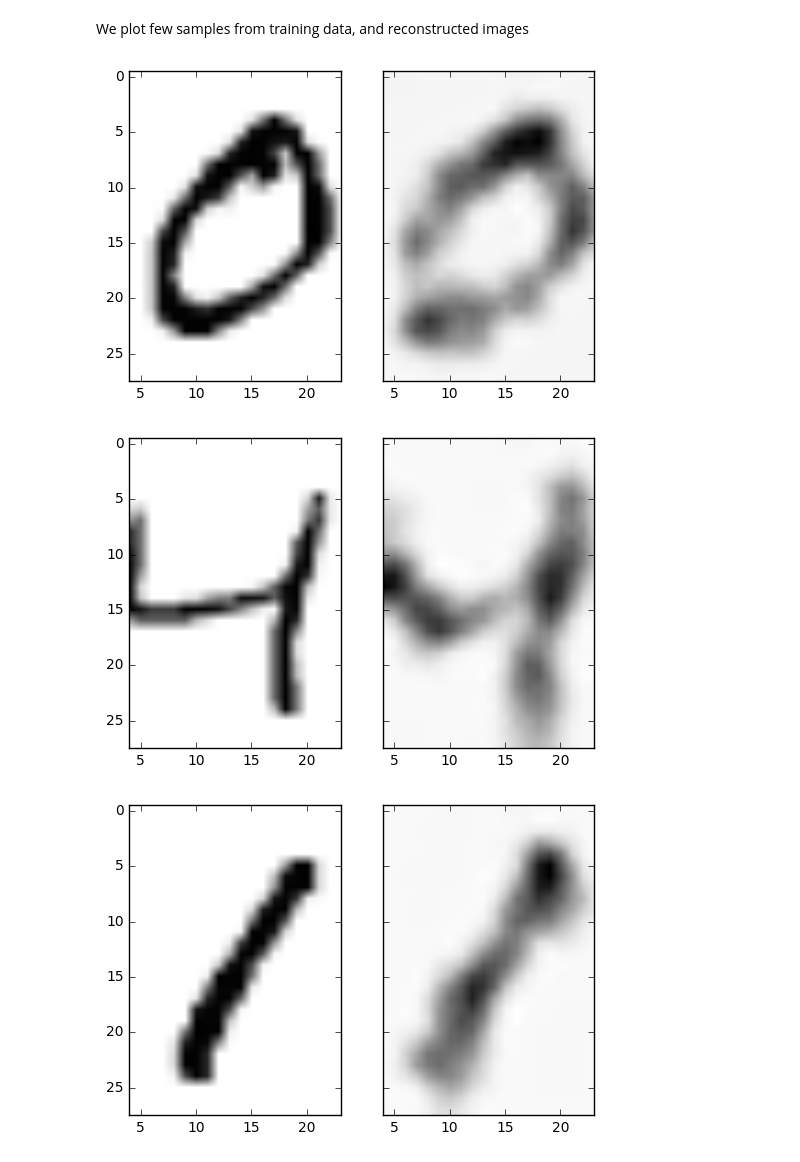
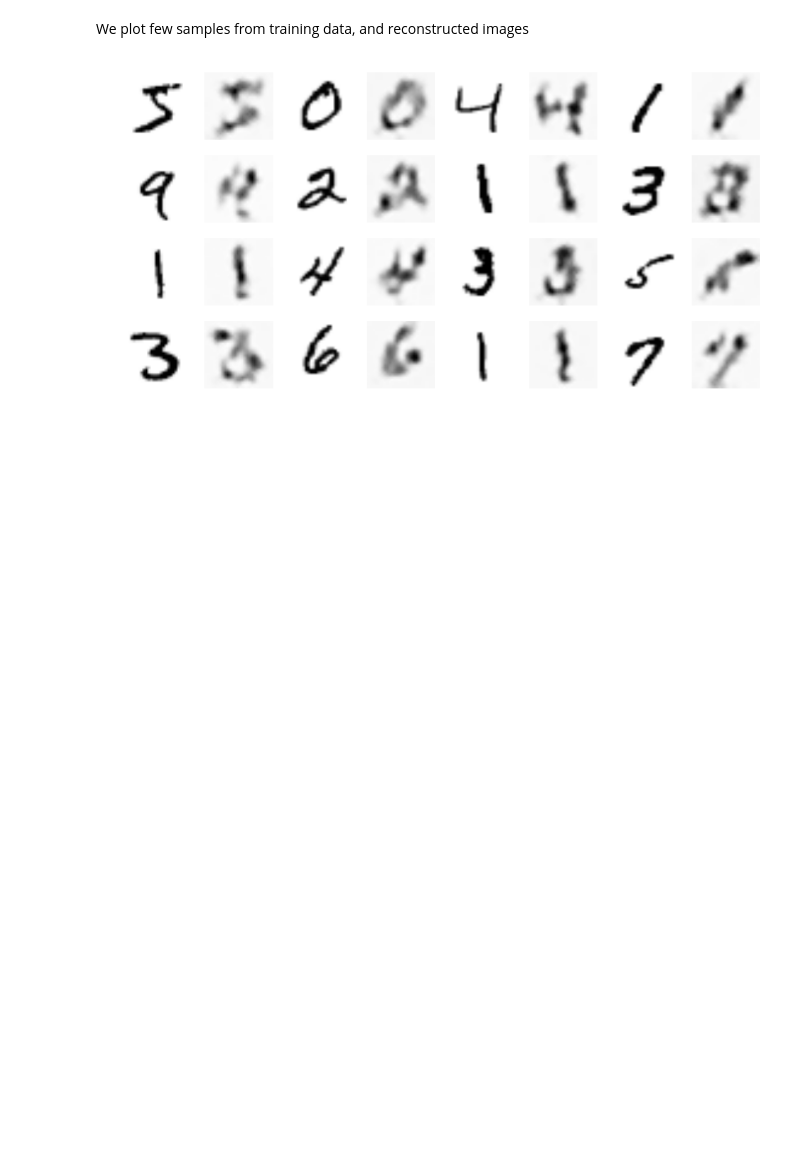
Before and after one commit to ctiennot/graphConvNet, a Jupyter notebook: notebooks/5_mnist_autoencoder.ipynb, the cells around one changed output. Cells and saved outputs as stored; diff of their text form; code cells hidden in the pictures; blank space fills up the shorter version.

```diff
--- a/notebooks/5_mnist_autoencoder.ipynb
+++ b/notebooks/5_mnist_autoencoder.ipynb
@@ -538,16 +528,16 @@ distance = tf.nn.l2_loss(tf.subtract(ygcnn,y))
 weights   = tf.trainable_variables()
 weights_decay = tf.add_n([tf.nn.l2_loss(v) for v in weights])*0.001
 loss = tf.add(distance, weights_decay)
-train_step = tf.train.AdamOptimizer(1e-3).minimize(loss)
+train_step = tf.train.AdamOptimizer(1e-4).minimize(loss)
 # %% [markdown]
 And then, we train the network.
 # %%
 # We initialize the values
 sess.run(tf.global_variables_initializer())
 
-hist = numpy.ones([100,2])*numpy.nan
+hist = numpy.ones([300,3])*numpy.nan
 # Train
-for i in range(10000):
+for i in range(30000):
     idx = numpy.random.permutation(training_data.shape[0])
     idx = idx[0:50]
     if i%100 == 0:
@@ -555,13 +545,15 @@ for i in range(10000):
         idx = numpy.random.permutation(testing_data.shape[0])
         idx = idx[0:50]
         test_loss = distance.eval(feed_dict={x:testing_data[idx], y:testing_data[idx]})
-        hist[i/100][0] = train_loss
-        hist[i/100][1] = test_loss
+        hist[i/100][0] = i
+        hist[i/100][1] = train_loss
+        hist[i/100][2] = test_loss
         clear_output()
         print("step %d, training loss %g, testing loss %g"%(i, train_loss, test_loss))
-        plt.plot(hist[:,0], label="Training")
-        plt.plot(hist[:,1], label="Testing")
+        plt.plot(hist[:,0],hist[:,1], label="Training")
+        plt.plot(hist[:,0],hist[:,2], label="Testing")
         plt.legend()
+        plt.savefig("autoencoder_loss_curve.pdf")
         plt.show()
     train_step.run(feed_dict={x: training_data[idx] , y: training_data[idx]})
 # %% [output]
@@ -571,16 +563,19 @@ step 9900, training loss 702.633, testing loss 781.825
 We plot few samples from training data, and reconstructed images
 # %%
 # Check if things are working expectedly
-sample = training_data[1:10]
-
+nb = 4
+sample = training_data[0:nb*nb]
 out= ygcnn.eval(feed_dict={x : sample})
+fig = plt.figure(figsize=(10,5))
 
 for i in range(sample.shape[0]):
-    f, (ax1, ax2) = plt.subplots(1, 2, sharey=True)
-    ax1.imshow(numpy.reshape(sample[i], [28,28]), cmap="Greys")
-    ax2.imshow(numpy.reshape(out[i], [28,28]), cmap="Greys")
-    plt.show()
+    ax = fig.add_subplot(nb, 2*nb, 2*i+1)
+    ax.axis('off')
+    ax.imshow(numpy.reshape(sample[i], [28,28]), cmap="Greys")
+    ax = fig.add_subplot(nb, 2*nb, 2*i+2)
+    ax.axis('off')
+    plt.imshow(numpy.reshape(out[i], [28,28]), cmap="Greys")
+plt.savefig("reconstruction.pdf")
+plt.show()
 # %% [output]
-[figure, old version]
+[figure, new version]
-[figure, removed]
-[figure, removed]
```
Also changed, not shown: parts of 8 cells of this notebook, 4 other files.
